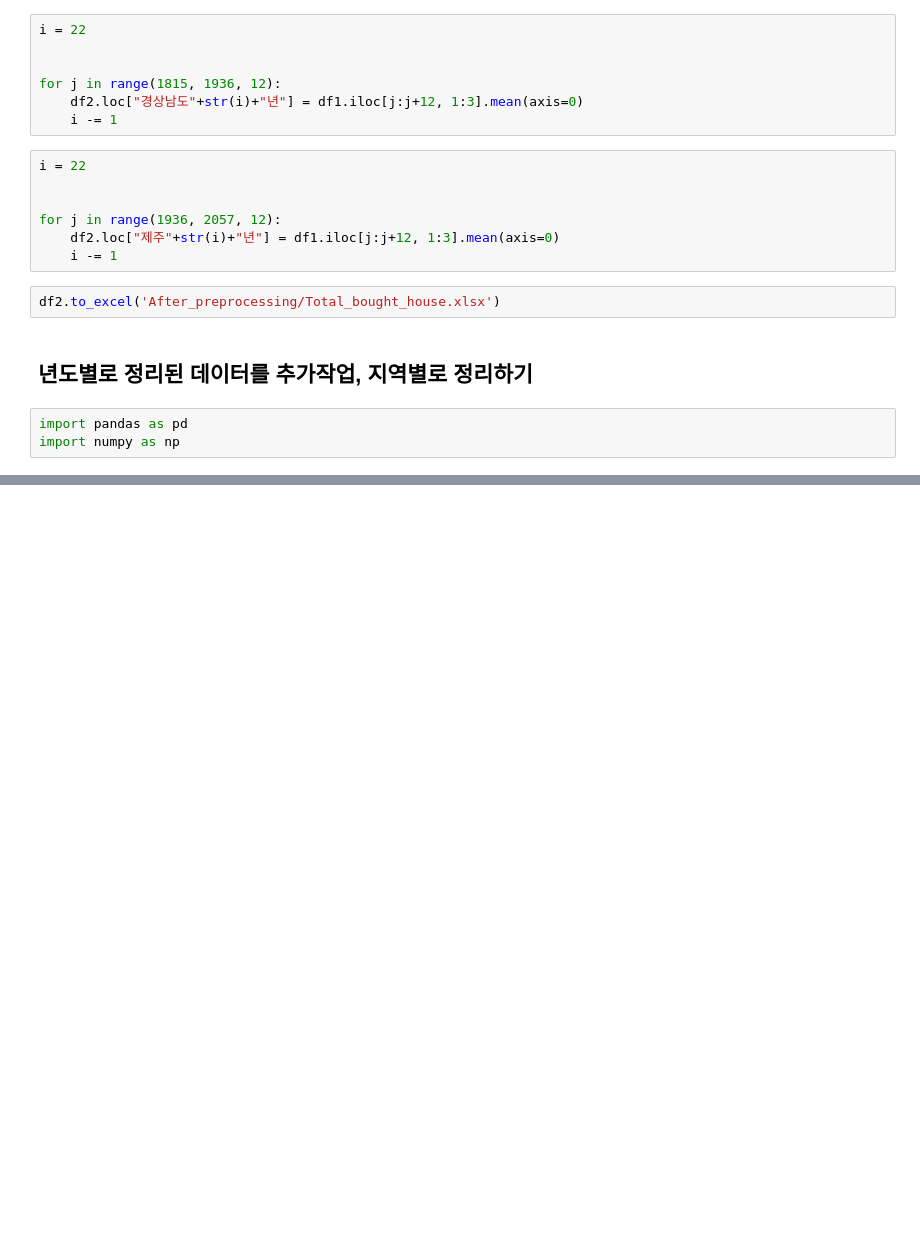
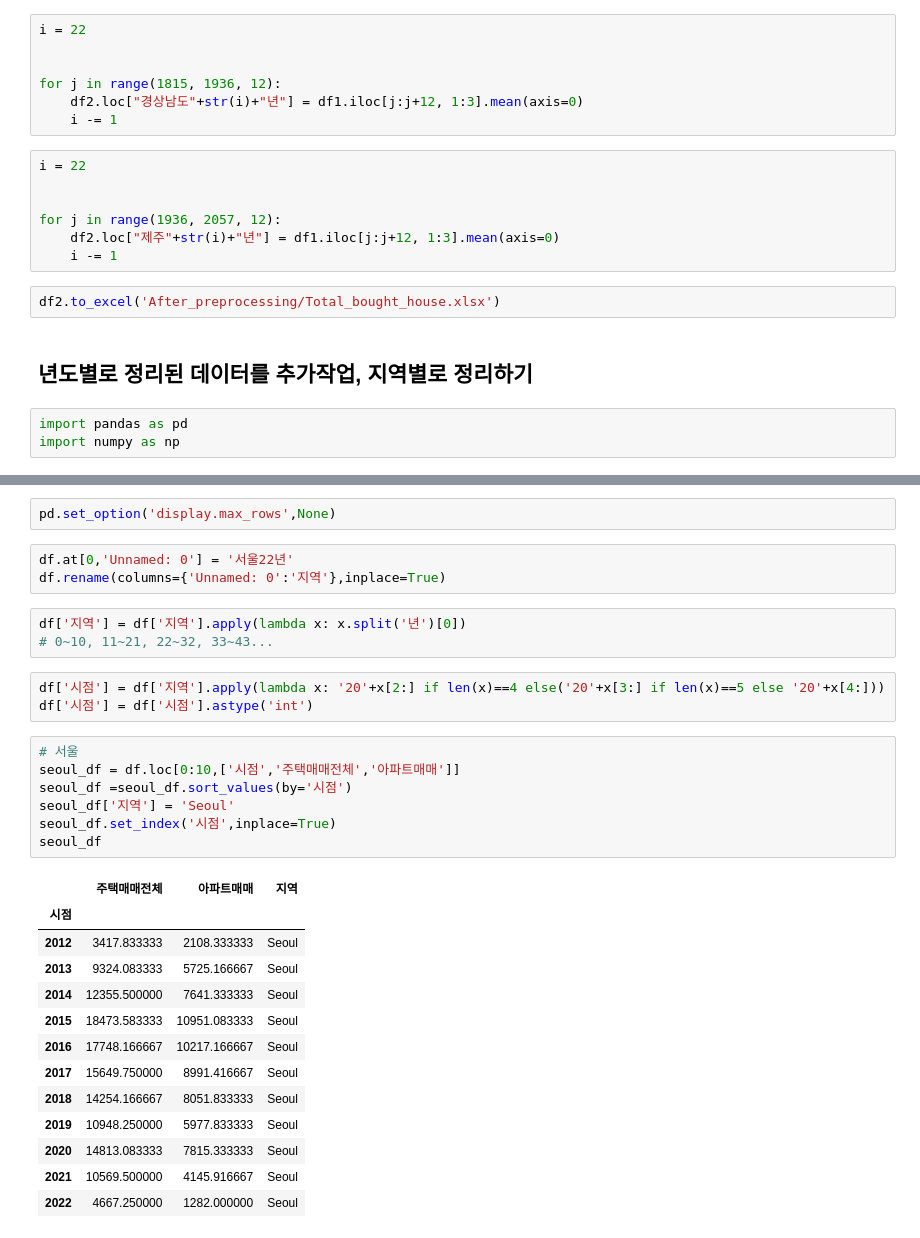
Before and after one commit to jewoodev/To_raise_a_child_well, a Jupyter notebook: data/jewoo/Total_bought_house.ipynb, the cells around one changed output, grey strips where cells are left out. Cells and saved outputs as stored; diff of their text form; blank space fills up the shorter version.

```diff
--- a/data/jewoo/Total_bought_house.ipynb
+++ b/data/jewoo/Total_bought_house.ipynb
@@ -320,0 +325,32 @@ df
+# %%
+pd.set_option('display.max_rows',None)
+# %%
+df.at[0,'Unnamed: 0'] = '서울22년'
+df.rename(columns={'Unnamed: 0':'지역'},inplace=True)
+# %%
+df['지역'] = df['지역'].apply(lambda x: x.split('년')[0])
+# 0~10, 11~21, 22~32, 33~43...
+# %%
+df['시점'] = df['지역'].apply(lambda x: '20'+x[2:] if len(x)==4 else('20'+x[3:] if len(x)==5 else '20'+x[4:]))
+df['시점'] = df['시점'].astype('int')
+# %%
+# 서울
+seoul_df = df.loc[0:10,['시점','주택매매전체','아파트매매']]
+seoul_df =seoul_df.sort_values(by='시점')
+seoul_df['지역'] = 'Seoul'
+seoul_df.set_index('시점',inplace=True)
+seoul_df
+# %% [output]
+|  | 주택매매전체 | 아파트매매 | 지역 |
+| 시점 |  |  |  |
+| 2012 | 3417.833333 | 2108.333333 | Seoul |
+| 2013 | 9324.083333 | 5725.166667 | Seoul |
+| 2014 | 12355.500000 | 7641.333333 | Seoul |
+| 2015 | 18473.583333 | 10951.083333 | Seoul |
+| 2016 | 17748.166667 | 10217.166667 | Seoul |
+| 2017 | 15649.750000 | 8991.416667 | Seoul |
+| 2018 | 14254.166667 | 8051.833333 | Seoul |
+| 2019 | 10948.250000 | 5977.833333 | Seoul |
+| 2020 | 14813.083333 | 7815.333333 | Seoul |
+| 2021 | 10569.500000 | 4145.916667 | Seoul |
+| 2022 | 4667.250000 | 1282.000000 | Seoul |
```
Also changed, not shown: parts of 17 cells of this notebook, 25 other files.
